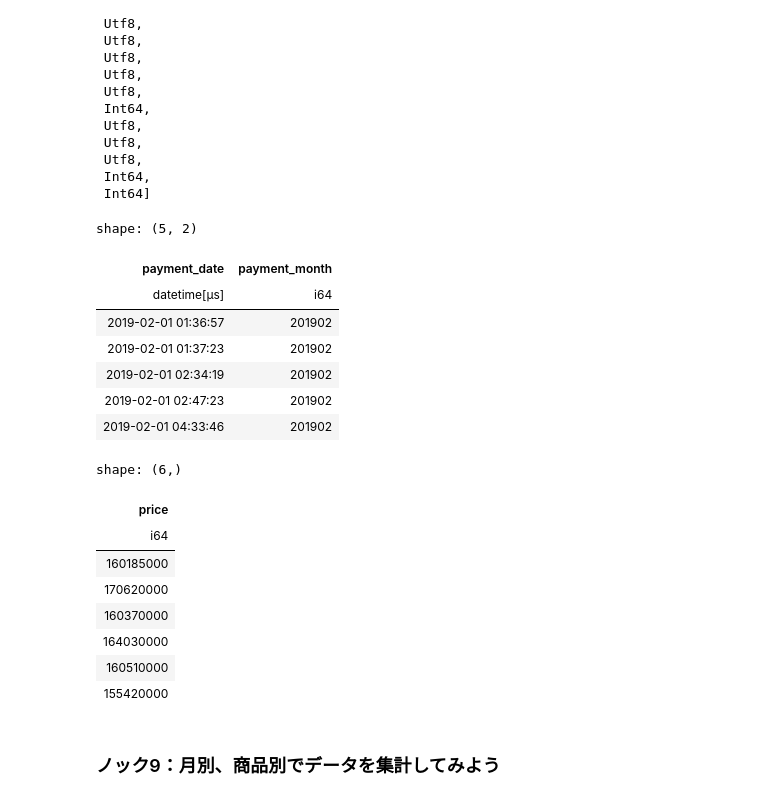
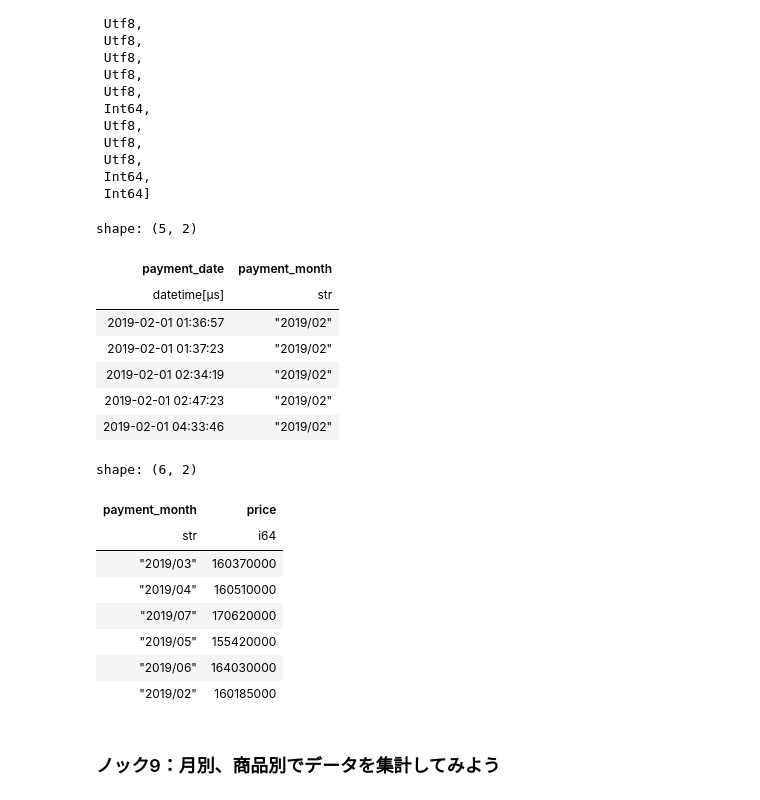
Before and after one commit to Tremendous1192/Python_Practical_Data_Analysis_100_Knocks_2nd_Edition, a Jupyter notebook: 1章/ch01_polars.ipynb, the cells around one changed output. Cells and saved outputs as stored; diff of their text form; code cells hidden in the pictures.

```diff
--- a/1章/ch01_polars.ipynb
+++ b/1章/ch01_polars.ipynb
@@ -65,8 +61,8 @@ shape: (5, 4)
 # %% [markdown]
 ### ノック２：データを結合(ユニオン)してみよう
 # %%
-transaction_2 = pl.read_csv('transaction_2.csv')
-transaction = pl.concat([transaction_1, transaction_2], how = "vertical")
+transaction_2 = pl.read_csv("transaction_2.csv")
+transaction = pl.concat(items = [transaction_1, transaction_2])
 transaction.head()
 # %% [output]
 shape: (5, 4)
@@ -86,8 +82,8 @@ print(len(transaction))
 1786
 6786
 # %%
-transaction_detail_2 = pl.read_csv('transaction_detail_2.csv')
-transaction_detail=pl.concat([transaction_detail_1,transaction_detail_2], how = "vertical")
+transaction_detail_2 = pl.read_csv("transaction_detail_2.csv")
+transaction_detail = pl.concat(items = [transaction_detail_1, transaction_detail_2])
 transaction_detail.head()
 # %% [output]
 shape: (5, 4)
@@ -123,8 +127,11 @@ print(len(join_data))
 # %% [markdown]
 ### ノック４：マスタデータを結合(ジョイン)してみよう
 # %%
-join_data = join_data.join(other = customer_master, on = "customer_id", how = "left")
-join_data = join_data.join(other = item_master, on = "item_id", how = "left")
+join_data = (
+    join_data
+    .join(other = customer_master, on = "customer_id", how = "left")
+    .join(other = item_master, on = "item_id", how = "left")
+)
 join_data.head()
 # %% [output]
 shape: (5, 16)
@@ -219,43 +227,39 @@ join_data.dtypes
  Int64]
 # %%
 join_data = (
-    join_data
-    .with_columns(
-        join_data["payment_date"]
-        .str.strptime(dtype = pl.Datetime, format = "%Y-%m-%d %H:%M:%S").alias("payment_date")
+    join_data.with_columns(
+        join_data["payment_date"].str.to_datetime()
+        .alias("payment_date")
     )
 )
 join_data = (
-    join_data
-    .with_columns([
-        pl.col("payment_date")
-        .dt.strftime("%Y%m").cast(dtype = pl.Int64).alias("payment_month")
-        ])
-        )
-
+    join_data.with_columns([
+        join_data["payment_date"].dt.strftime("%Y/%m")
+    .alias("payment_month")
+    ])
+)
 join_data[["payment_date", "payment_month"]].head()
-join_data[["payment_date", "payment_month"]].head()
 # %% [output]
 shape: (5, 2)
 | payment_date | payment_month |
-| datetime[μs] | i64 |
-| 2019-02-01 01:36:57 | 201902 |
-| 2019-02-01 01:37:23 | 201902 |
-| 2019-02-01 02:34:19 | 201902 |
-| 2019-02-01 02:47:23 | 201902 |
-| 2019-02-01 04:33:46 | 201902 |
+| datetime[μs] | str |
+| 2019-02-01 01:36:57 | "2019/02" |
+| 2019-02-01 01:37:23 | "2019/02" |
+| 2019-02-01 02:34:19 | "2019/02" |
+| 2019-02-01 02:47:23 | "2019/02" |
+| 2019-02-01 04:33:46 | "2019/02" |
 # %%
-join_data.group_by("payment_month").sum()["price"]
+join_data.group_by(by = "payment_month").agg( pl.col("price").sum() )
 # %% [output]
-shape: (6,)
+shape: (6, 2)
-| price |
-| i64 |
-| 160185000 |
-| 170620000 |
-| 160370000 |
-| 164030000 |
-| 160510000 |
-| 155420000 |
+| payment_month | price |
+| str | i64 |
+| "2019/03" | 160370000 |
+| "2019/04" | 160510000 |
+| "2019/07" | 170620000 |
+| "2019/05" | 155420000 |
+| "2019/06" | 164030000 |
+| "2019/02" | 160185000 |
 # %% [markdown]
 ### ノック9：月別、商品別でデータを集計してみよう
 # %%
```
Also changed, not shown: parts of 18 cells of this notebook.
